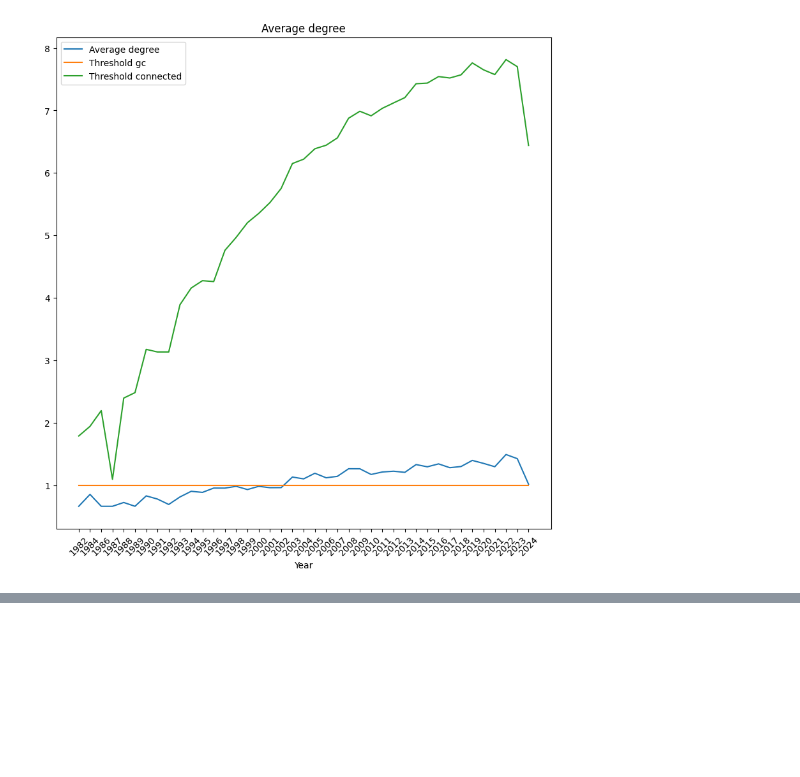
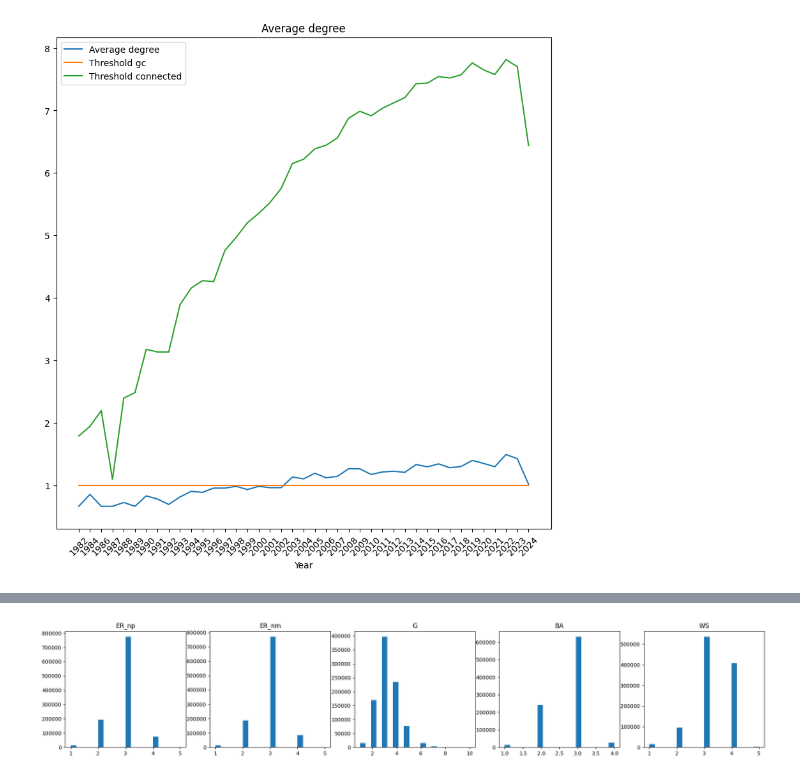
Before and after one commit to Rechard16/SC4021-dblp-scientist-network, a Jupyter notebook: main.ipynb, the cells around one changed output, grey strips where cells are left out. Saved outputs shown, nothing was run; the diff lists cells and outputs as text; code cells hidden in the pictures; blank space fills up the shorter version.

```diff
--- a/main.ipynb
+++ b/main.ipynb
@@ -522,0 +579,12 @@ plt.savefig('Result/PropertyChange/Average degree.png')
+# %%
+#size of largest connected component
+largest_cc_ER_np = G_ER_np.subgraph(max(nx.connected_components(G_ER_np), key=len))
+largest_cc_ER_nm = G_ER_nm.subgraph(max(nx.connected_components(G_ER_nm), key=len))
+largest_cc_G = G.subgraph(max(nx.connected_components(G), key=len))
+largest_cc_BA = G_BA.subgraph(max(nx.connected_components(G_BA), key=len))
+largest_cc_WS = G_WS.subgraph(max(nx.connected_components(G_WS), key=len))
+G_ER_np_info['Size of largest connected component']=largest_cc_ER_np.number_of_nodes()
+G_ER_nm_info['Size of largest connected component']=largest_cc_ER_nm.number_of_nodes()
+G_info['Size of largest connected component']=largest_cc_G.number_of_nodes()
+G_BA_info['Size of largest connected component']=largest_cc_BA.number_of_nodes()
+G_WS_info['Size of largest connected component']=largest_cc_WS.number_of_nodes()
@@ -522,0 +648,31 @@ plt.savefig('Result/PropertyChange/Average degree.png')
+# %%
+#distance distribution
+def distance_distribution(G):
+    distances = dict(nx.all_pairs_shortest_path_length(G))
+    all_len=[]
+    for source,len1 in distances.items():
+        all_len.extend(list(len1.values()))
+    all_len=[x for x in all_len if x!=0]
+    return all_len
+# %%
+distance_ER_np=distance_distribution(largest_cc_ER_np)
+distance_ER_nm=distance_distribution(largest_cc_ER_nm)
+distance_G=distance_distribution(largest_cc_G)
+distance_BA=distance_distribution(largest_cc_BA)
+distance_WS=distance_distribution(largest_cc_WS)
+# %%
+#draw the distance distribution
+fig, ax = plt.subplots(1,5, figsize=(24, 4))
+ax[0].hist(distance_ER_np,bins=20)
+ax[0].set_title('ER_np')
+ax[1].hist(distance_ER_nm,bins=20)
+ax[1].set_title('ER_nm')
+ax[2].hist(distance_G,bins=20)
+ax[2].set_title('G')
+ax[3].hist(distance_BA,bins=20)
+ax[3].set_title('BA')
+ax[4].hist(distance_WS,bins=20)
+ax[4].set_title('WS')
+plt.savefig('Result/RandomGraph/distance_distribution_random.png')
+# %% [output]
+[figure, added]
```
Also changed, not shown: parts of 23 cells of this notebook, 4 other files.
